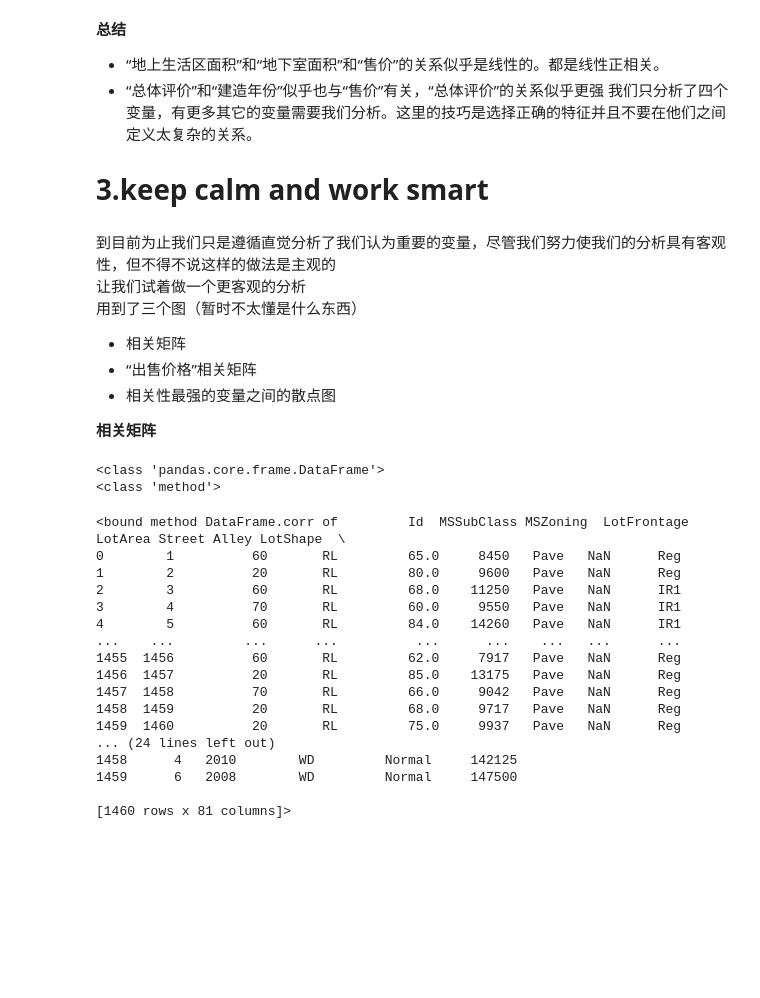
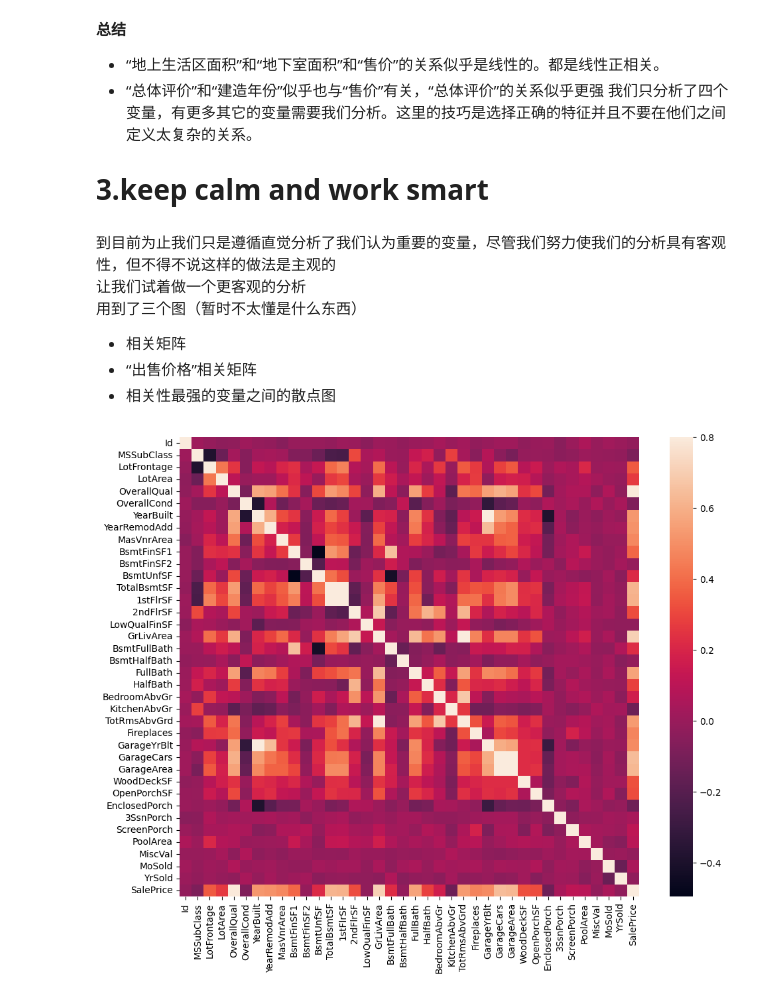
Before and after one commit to RaDsZ2z/algorithm, a Jupyter notebook: Machine-Learning/kaggle练习/House Prices - Advanced Regression Techniques/solution.ipynb, the cells around one changed output. Saved outputs shown, nothing was run; the diff lists cells and outputs as text; code cells hidden in the pictures; blank space fills up the shorter version.

```diff
--- a/Machine-Learning/kaggle练习/House Prices - Advanced Regression Techniques/solution.ipynb
+++ b/Machine-Learning/kaggle练习/House Prices - Advanced Regression Techniques/solution.ipynb
@@ -171,30 +171,10 @@ plt.xticks(rotation=90);
 + 相关矩阵
 + “出售价格”相关矩阵
 + 相关性最强的变量之间的散点图
-
-**相关矩阵**
 # %%
-# #correlation matrix
-# corrmat = df_train.corr() #计算各数值变量之间的相关性，暂时报错
-# f, ax = plt.subplots(figsize=(12, 9))
-# sns.heatmap(corrmat, vmax=.8, square=True);
+#correlation matrix 相关矩阵
+corrmat = df_train.corr(numeric_only=True) #计算各数值变量之间的相关性 numeric_only=True的作用是忽略非数值类型
+f, ax = plt.subplots(figsize=(12, 9))
+sns.heatmap(corrmat, vmax=.8, square=True);
 # %% [output]
-<class 'pandas.core.frame.DataFrame'>
-<class 'method'>
-<bound method DataFrame.corr of         Id  MSSubClass MSZoning  LotFrontage  LotArea Street Alley LotShape  \
-0        1          60       RL         65.0     8450   Pave   NaN      Reg
-1        2          20       RL         80.0     9600   Pave   NaN      Reg
-2        3          60       RL         68.0    11250   Pave   NaN      IR1
-3        4          70       RL         60.0     9550   Pave   NaN      IR1
-4        5          60       RL         84.0    14260   Pave   NaN      IR1
-...    ...         ...      ...          ...      ...    ...   ...      ...
-1455  1456          60       RL         62.0     7917   Pave   NaN      Reg
-1456  1457          20       RL         85.0    13175   Pave   NaN      Reg
-1457  1458          70       RL         66.0     9042   Pave   NaN      Reg
-1458  1459          20       RL         68.0     9717   Pave   NaN      Reg
-1459  1460          20       RL         75.0     9937   Pave   NaN      Reg
-... (24 lines left out)
-1458      4   2010        WD         Normal     142125
-1459      6   2008        WD         Normal     147500
-
-[1460 rows x 81 columns]>
+[figure, added]
```
Also changed, not shown: parts of 8 cells of this notebook, 3 other files.
